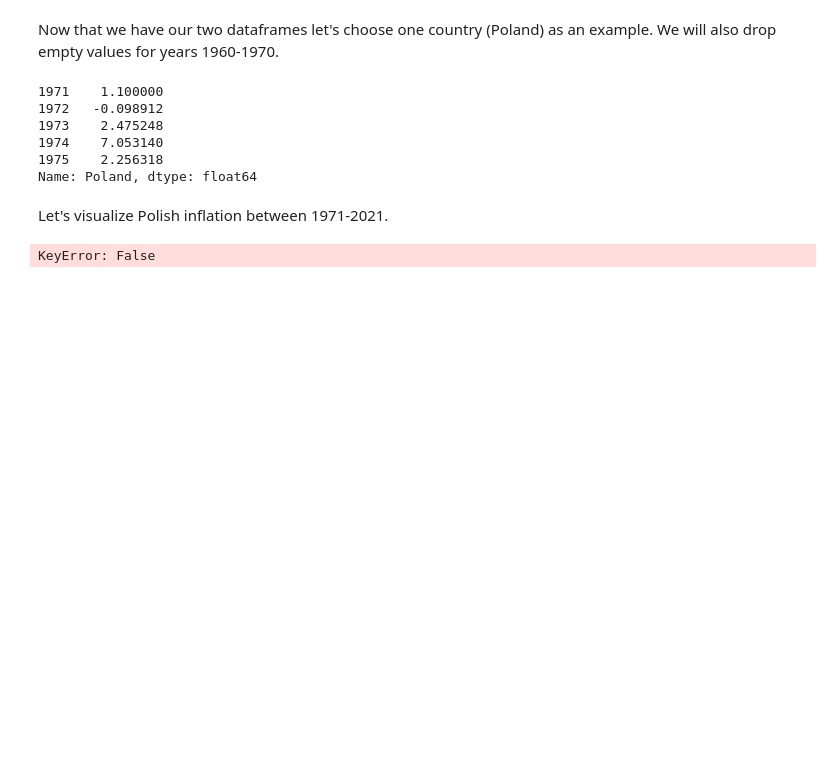
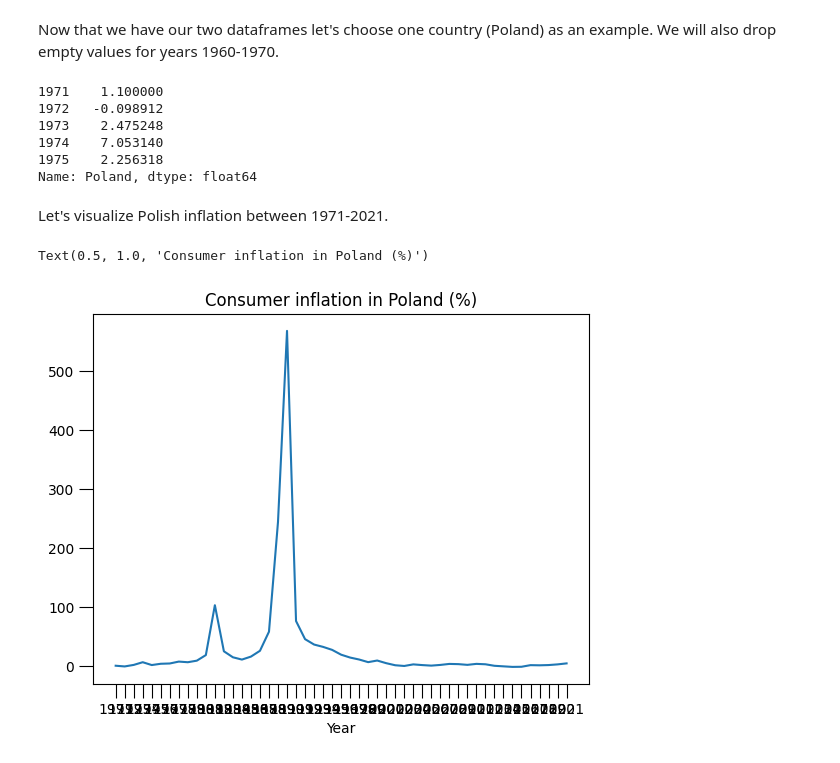
Before and after one commit to SlawCzech/World-inflation-project, a Jupyter notebook: inflation_eda.ipynb, the cells around one changed output. Drawn from its saved outputs; the diff is of its cells as text; code cells hidden in the pictures; blank space fills up the shorter version.

Commit message:
poland inflation

```diff
--- a/inflation_eda.ipynb
+++ b/inflation_eda.ipynb
@@ -160,7 +160,10 @@ poland.head()
 Name: Poland, dtype: float64
 # %% [markdown]
 Let's visualize Polish inflation between 1971-2021.
-# %%
-countries_inflation['country'=='Poland']
-# %% [output]
-KeyError: False
+# %%
+plt.plot(poland)
+plt.xlabel('Year')
+plt.title('Consumer inflation in Poland (%)')
+# %% [output]
+Text(0.5, 1.0, 'Consumer inflation in Poland (%)')
+[figure, added]
```
